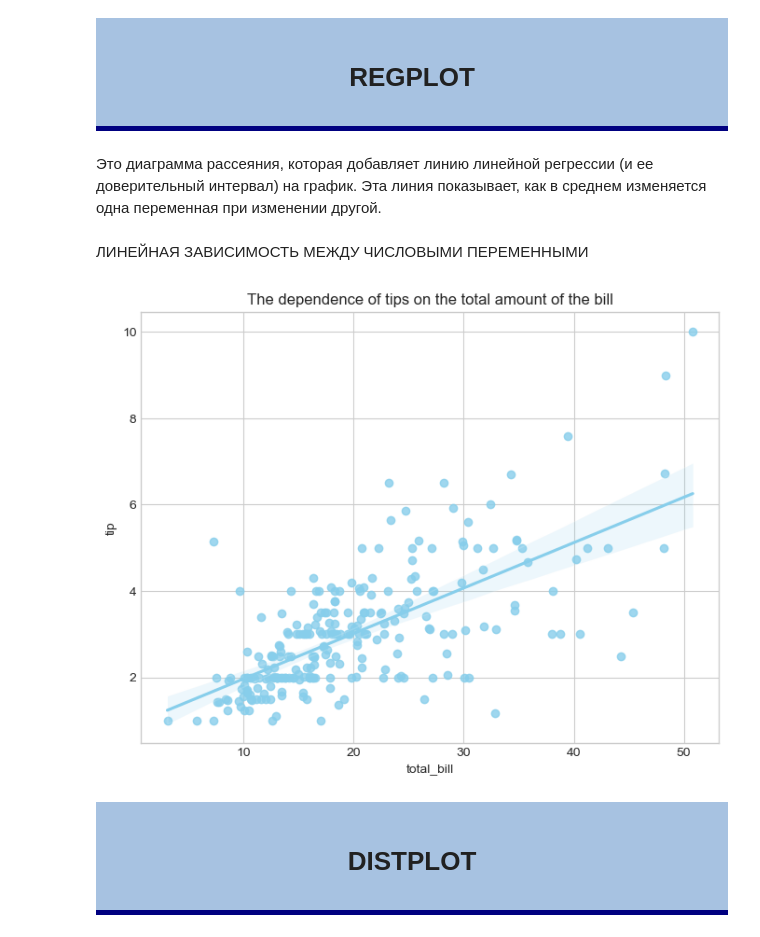
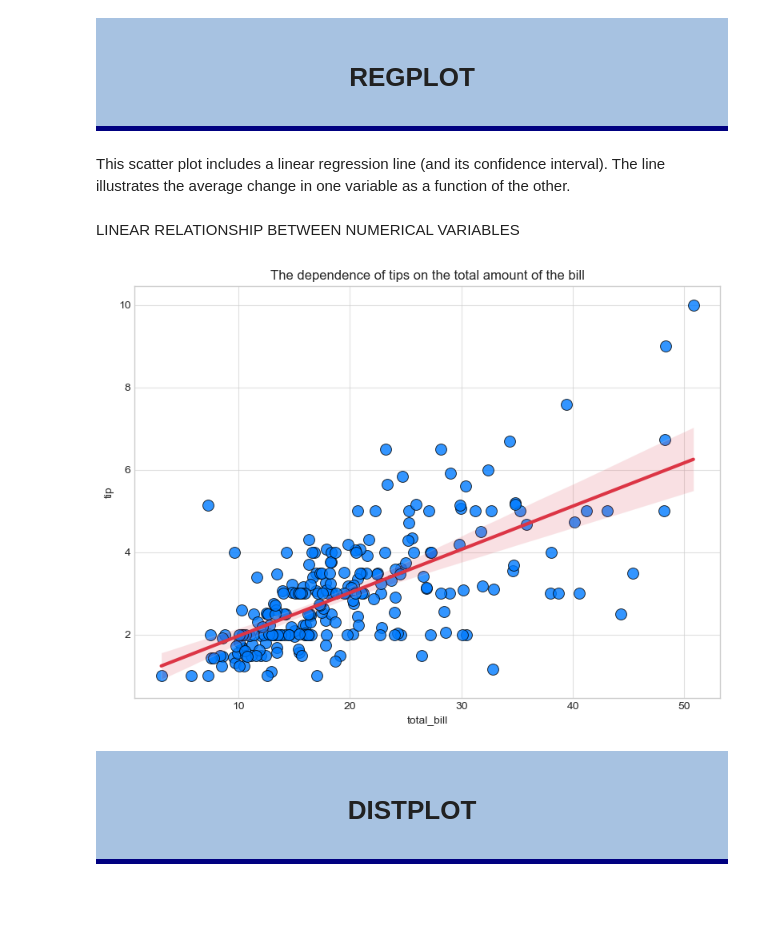
Before and after one commit to artempanush/something_useful, a Jupyter notebook: Plots Storage.ipynb, the cells around one changed output. Drawn from its saved outputs; the diff is of its cells as text; code cells hidden in the pictures; blank space fills up the shorter version.

```diff
--- a/Plots Storage.ipynb
+++ b/Plots Storage.ipynb
@@ -395,8 +411,12 @@ NUMERIC VALUES
 CATEGORICAL VALUES
 </b>
 # %%
-plt.figure(figsize=(10, 6))
-sns.violinplot(x='day', y='total_bill', data=tips, palette='viridis')
+sns.set_style("darkgrid")
+plt.figure(figsize=(9, 6))
+sns.violinplot(x='day', y='total_bill', data=tips, palette='magma', inner='box')
 plt.title('Distribution of the total bill amount by day of the week')
+plt.xticks(fontsize=10)
+plt.yticks(fontsize=10)
+plt.tight_layout()
 plt.show()
 # %% [output]
@@ -439,16 +459,20 @@ REGPLOT
   </h2>
 </div>
 # %% [markdown]
-Это диаграмма рассеяния, которая добавляет линию линейной регрессии (и ее доверительный интервал) на график. Эта линия показывает, как в среднем изменяется одна переменная при изменении другой.
+This scatter plot includes a linear regression line (and its confidence interval). The line illustrates the average change in one variable as a function of the other.
 # %% [markdown]
-ЛИНЕЙНАЯ ЗАВИСИМОСТЬ МЕЖДУ ЧИСЛОВЫМИ ПЕРЕМЕННЫМИ
+LINEAR RELATIONSHIP BETWEEN NUMERICAL VARIABLES
 # %%
 plt.figure(figsize=(8, 6))
-sns.regplot(x='total_bill', y='tip', data=tips, color='skyblue')
+sns.regplot(x='total_bill', y='tip', data=tips, color='skyblue',
+           scatter_kws={'color': '#007bff', 's': 100, 'alpha': 0.8, 'edgecolor': 'black', 'linewidth': 0.7},
+           line_kws={'color': '#dc3545', 'linewidth': 3})
 plt.title('The dependence of tips on the total amount of the bill')
+plt.grid(True, alpha=0.6)
+plt.tight_layout()
 plt.show()
 # %% [output]
-[figure, old version]
+[figure, new version]
 # %% [markdown]
 <div style="
   background-color: #a7c2e1;
```
Also changed, not shown: parts of 9 cells of this notebook.
